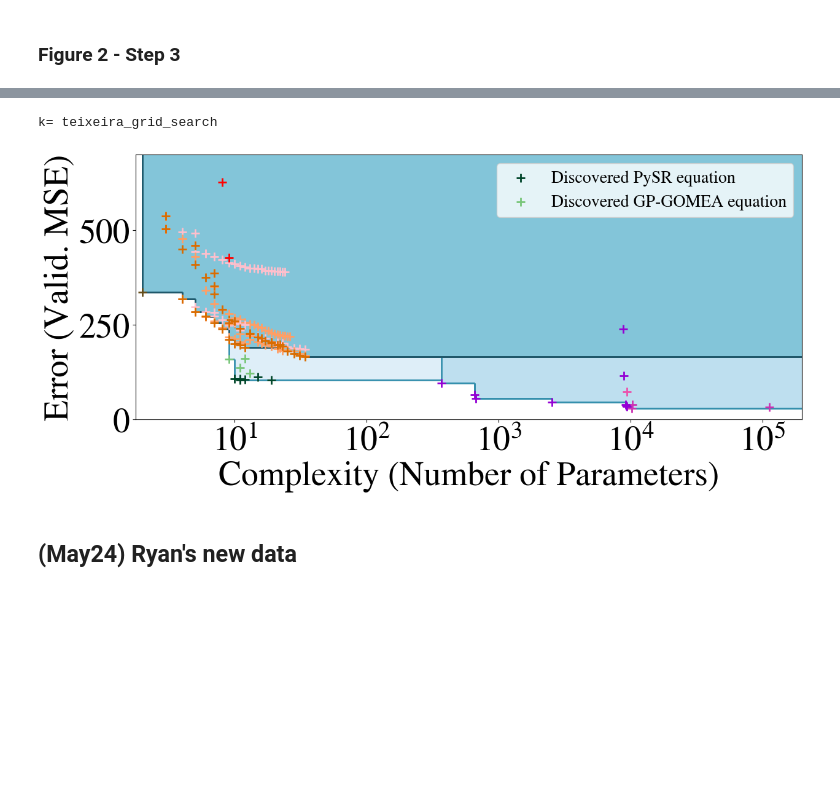
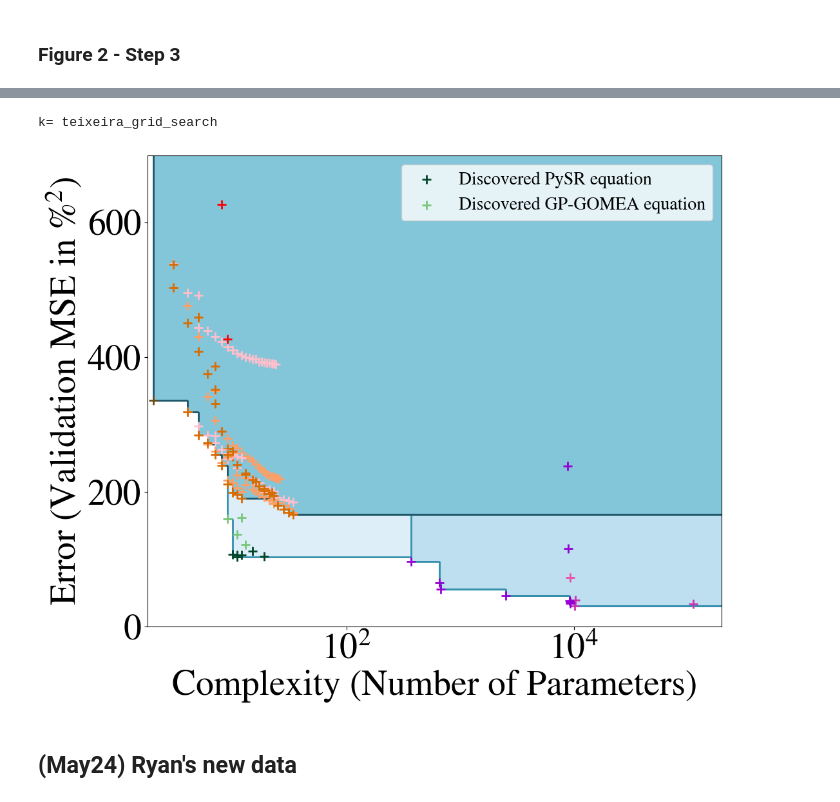
Before and after one commit to tbeucler/ml4rt, a Jupyter notebook: notebooks_tbeucler/04_AOFD_Figures.ipynb, the cells around one changed output, grey strips where cells are left out. Drawn from its saved outputs; the diff is of its cells as text; code cells hidden in the pictures; blank space fills up the shorter version.

```diff
--- a/notebooks_tbeucler/04_AOFD_Figures.ipynb
+++ b/notebooks_tbeucler/04_AOFD_Figures.ipynb
@@ -714,8 +689,8 @@ Mse score for key teixeira_grid_search is 1373.496
 Mse score for key sq_grid_search is 626.2913314498377
 # %%
 # Plot setup
-#fig = plt.figure(figsize=(23/2, 19/2))
-fig = plt.figure(figsize=(35/2.5, 14/2.5))
+fig = plt.figure(figsize=(23/2, 19/2))
+#fig = plt.figure(figsize=(35/2.5, 14/2.5))
 ax = fig.add_subplot(111)
 
 # Color the area above the Pareto front (Step 3)
@@ -810,35 +785,35 @@ ax.set_xlim((0.25, 5.3))
 ax.set_ylim((0, 699))
 
 # Improve the plot
 plt.xlabel('Complexity (Number of Parameters)')
-plt.ylabel('Error (Valid. MSE)')
+plt.ylabel('Error (Validation MSE in $\%^2$)')
 plt.legend(loc='upper right')
 # Eliminate all redondant legend entries
 handles, labels = plt.gca().get_legend_handles_labels()
 by_label = dict(zip(labels, handles))
 plt.legend(by_label.values(), by_label.keys(),fontsize=fz/2)
 # Only keep the labels containing "equation"
 new_labels = [label for label in labels if 'equation' in label]
 new_handles = [by_label[label] for label in new_labels]
 # Make sure the 'Discovered GP-GOMEA equation' uses a 'deeppink' color
 # and the 'Discovered PySR equation' uses a darkviolet color
 new_handles[0].set_color(green_cmap(2))
 new_handles[1].set_color(green_cmap(5))
 plt.legend(new_handles, new_labels,fontsize=fz/2)
 # Eliminate redundant labels
 handles, labels = plt.gca().get_legend_handles_labels()
 by_label = dict(zip(labels, handles))
 new_labels = ['Discovered PySR equation', 'Discovered GP-GOMEA equation']
 new_handles = [by_label[label] for label in new_labels]
 plt.legend(new_handles, new_labels,fontsize=fz/2)
 
 # Use scientific notation for x-ticks
 ax.xaxis.set_major_formatter(ticker.FuncFormatter(lambda x, pos: f'$10^{{{int(x)}}}$'))
 
 plt.show()
 # %% [output]
 k= teixeira_grid_search
-[figure, old version]
+[figure, new version]
 # %% [markdown]
 ## (May24) Ryan's new data
 # %%
```
Also changed, not shown: parts of 26 cells of this notebook.
